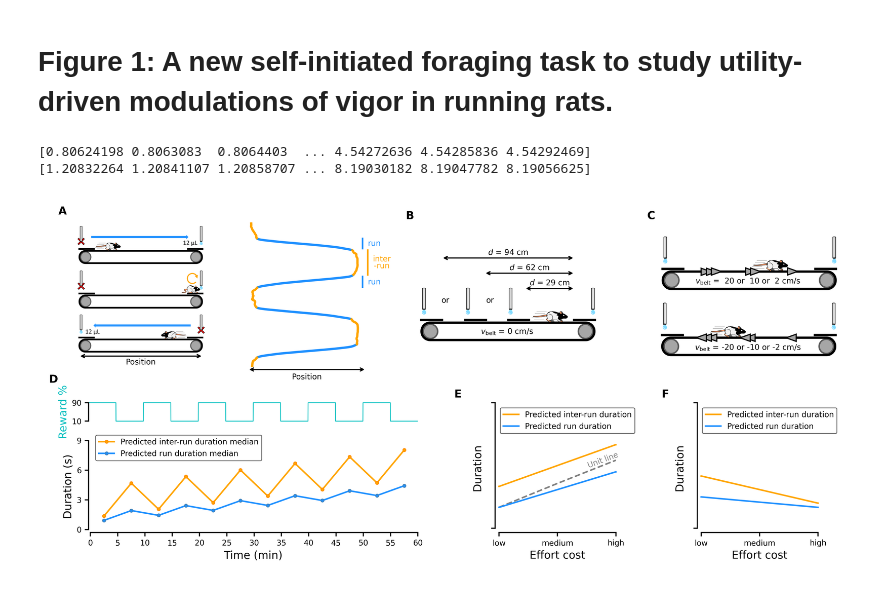
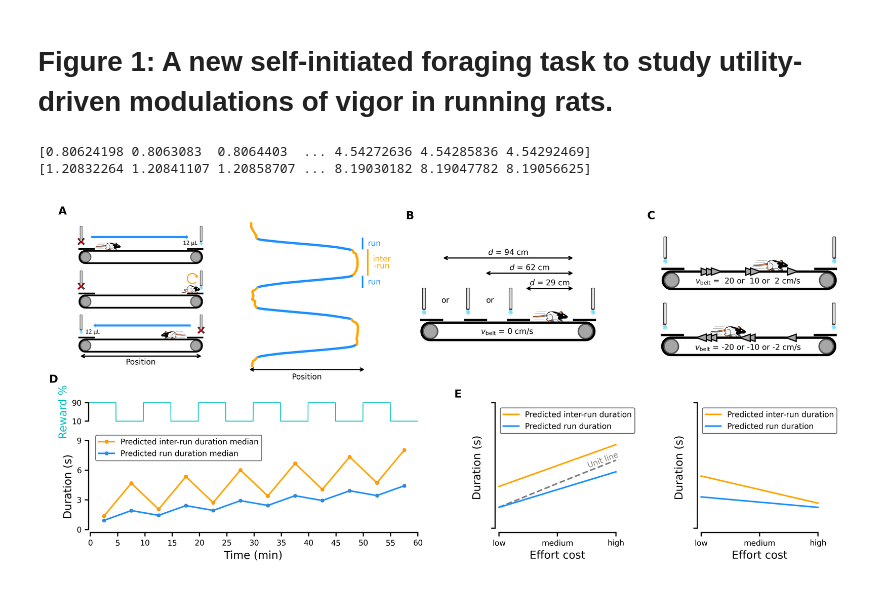
Before and after one commit to HeathenToaster/RunningFastAndSlow, a Jupyter notebook: Figure_1.ipynb, the cells around one changed output. Cells and saved outputs as stored; diff of their text form; code cells hidden in the pictures.

```diff
--- a/Figure_1.ipynb
+++ b/Figure_1.ipynb
@@ -255,7 +255,7 @@ def Figure1D(ax=None):
     ax.set_xticklabels(['low', 'medium', "high"])
     ax.set_yticks([0, 6], labels=[' ',' '])
     ax.set_xlabel("Effort cost")
-    ax.set_ylabel("Duration")
+    ax.set_ylabel("Duration (s)")
 
     x = np.arange(0, 3600, 1)
     mock_runs = make_mock_data(initial_value=1, slope=1.7/3600, reward_effect=0)
@@ -323,7 +323,7 @@ def Figure1F(ax=None):
     ax.set_xticklabels(['low', 'medium', "high"])
     ax.set_yticks([0, 6], labels=[' ',' '])
     ax.set_xlabel("Effort cost")
-    ax.set_ylabel("Duration")
+    ax.set_ylabel("Duration (s)")
 
     handles, labels = ax.get_legend_handles_labels()
     unique = [(h, l) for i, (h, l) in enumerate(zip(handles, labels)) if l not in labels[:i]]
@@ -353,33 +353,33 @@ vbelt_task = plt.subplot(row1[5])
 row2 = gs0[2].subgridspec(1, 4 , wspace = .2,width_ratios=[3, .2, 1, 1])
 track_subplot = row2[0].subgridspec(2, 1, height_ratios=[1, 4])
 raw_track_track = plt.subplot(track_subplot[1])
 raw_track_proba = plt.subplot(track_subplot[0])
 distance_task_prediction = plt.subplot(row2[2])
 vbelt_task_prediction = plt.subplot(row2[3])
 
 Figure1A(ax=setup_schematic)
 Figure1Abis(ax=zoom_track)
 Figure1B(ax=raw_track_track)
 Figure1Bbis(ax=raw_track_proba)
 
 Figure1C(ax=distance_task)
 Figure1D(ax=distance_task_prediction)
 Figure1E(ax=vbelt_task)
 Figure1F(ax=vbelt_task_prediction)
 
 
 axs = [setup_schematic, distance_task, vbelt_task,
-       raw_track_proba, distance_task_prediction,  vbelt_task_prediction]
+       raw_track_proba, distance_task_prediction]
 letters = ["A", "B",
-           "C", "D", "E", "F"]
+           "C", "D", "E"]
 add_all_letters(axs, letters)
 
 plt.savefig("./Figures_paper/Figure_1.pdf", facecolor='w',
                 edgecolor='none', bbox_inches='tight', format="pdf", dpi=600)
 
 plt.savefig("./Figures_paper/Figure_1.svg", facecolor='w',
                 edgecolor='none', bbox_inches='tight', format="svg", dpi=600)
 # %% [output]
 [0.80624198 0.8063083  0.8064403  ... 4.54272636 4.54285836 4.54292469]
 [1.20832264 1.20841107 1.20858707 ... 8.19030182 8.19047782 8.19056625]
-[figure, old version]
+[figure, new version]
```
Also changed, not shown: parts of 2 cells of this notebook, 2 other files.
